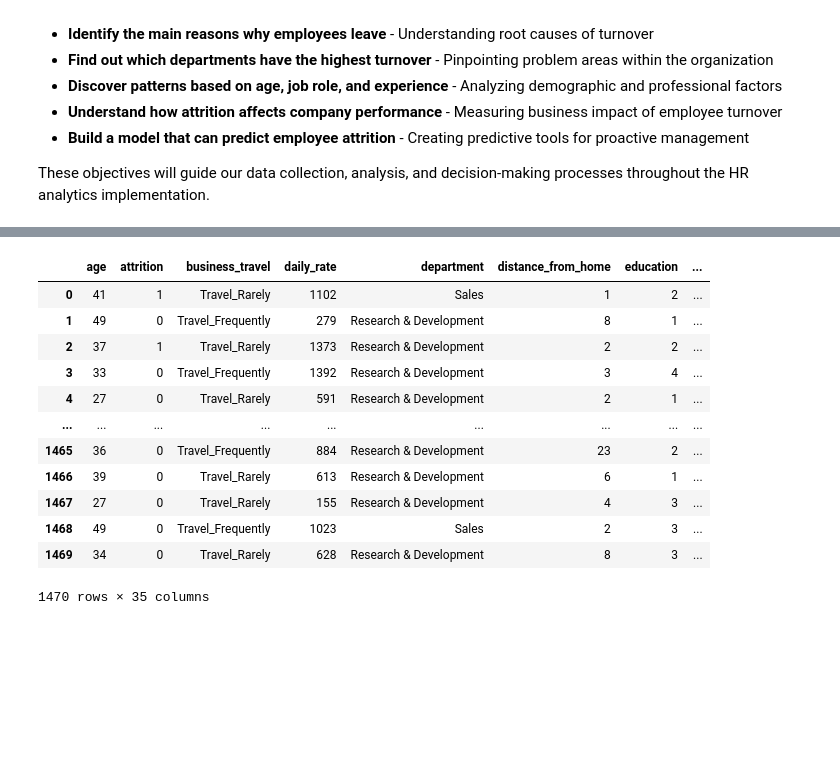
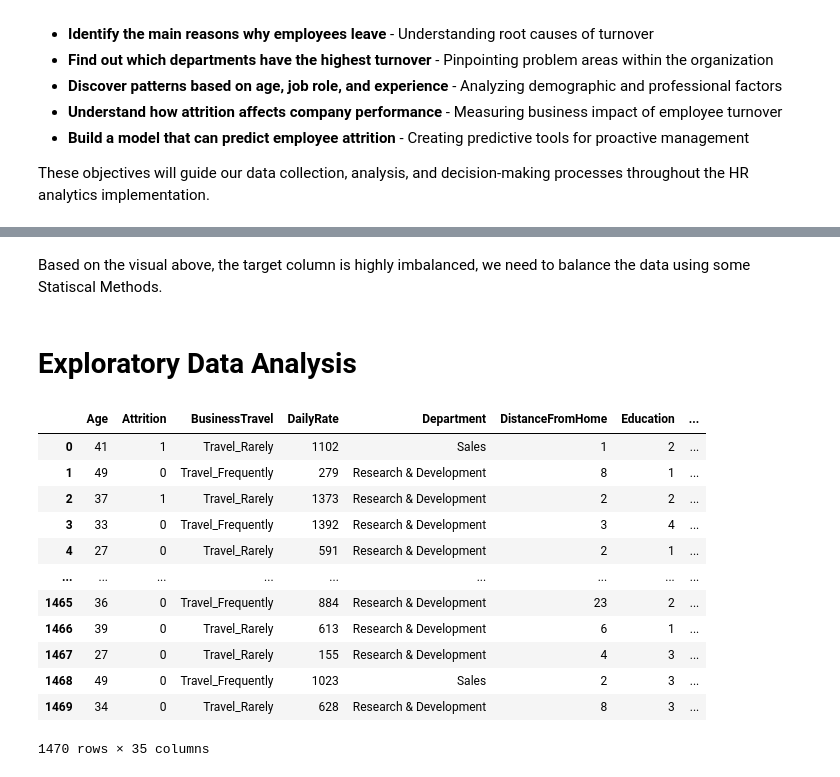
Before and after one commit to kalzumaki/attrition-hr-data-analytics, a Jupyter notebook: teamOne.ipynb, the cells around one changed output, grey strips where cells are left out. Saved outputs shown, nothing was run; the diff lists cells and outputs as text; code cells hidden in the pictures; blank space fills up the shorter version.

```diff
--- a/teamOne.ipynb
+++ b/teamOne.ipynb
@@ -84,0 +202,4 @@ Index(['Age', 'Attrition', 'BusinessTravel', 'DailyRate', 'Department',
+# %%
+print(df.duplicated().value_counts())
+df.drop_duplicates(inplace = True)
+print(len(df))
@@ -85,19 +220,12 @@ Index(['Age', 'Attrition', 'BusinessTravel', 'DailyRate', 'Department',
+# %% [markdown]
+Based on the visual above, the target column is highly imbalanced, we need to balance the data using some Statiscal Methods.
+# %% [markdown]
+# Exploratory Data Analysis
 # %%
-dataset_cols = ['age', 'attrition', 'business_travel', 'daily_rate', 'department',
-       'distance_from_home', 'education', 'education_field', 'employee_count',
-       'employee_number', 'environment_satisfaction', 'gender', 'hourly_rate',
-       'job_involvement', 'job_level', 'job_role', 'job_satisfaction',
-       'marital_status', 'monthly_income', 'monthly_rate', 'num_companies_worked',
-       'over_18', 'overtime', 'percent_salary_hike', 'performance_rating',
-       'relationship_satisfaction', 'standard_hours', 'stock_option_level',
-       'total_working_years', 'training_times_last_year', 'work_life_balance',
-       'years_at_company', 'years_in_current_role', 'years_since_last_promotion',
-       'years_with_curr_manager']
-df.columns = dataset_cols
-df['attrition'] = (df['attrition'] == 'Yes').astype(int) # convert attrition into int
+df['Attrition'] = (df['Attrition'] == 'Yes').astype(int) # convert attrition into int
 df
 # %% [output]
-|  | age | attrition | business_travel | daily_rate | department | distance_from_home | education | ... |
+|  | Age | Attrition | BusinessTravel | DailyRate | Department | DistanceFromHome | Education | ... |
 | 0 | 41 | 1 | Travel_Rarely | 1102 | Sales | 1 | 2 | ... |
 | 1 | 49 | 0 | Travel_Frequently | 279 | Research & Development | 8 | 1 | ... |
 | 2 | 37 | 1 | Travel_Rarely | 1373 | Research & Development | 2 | 2 | ... |
```
Also changed, not shown: parts of 15 cells of this notebook.
